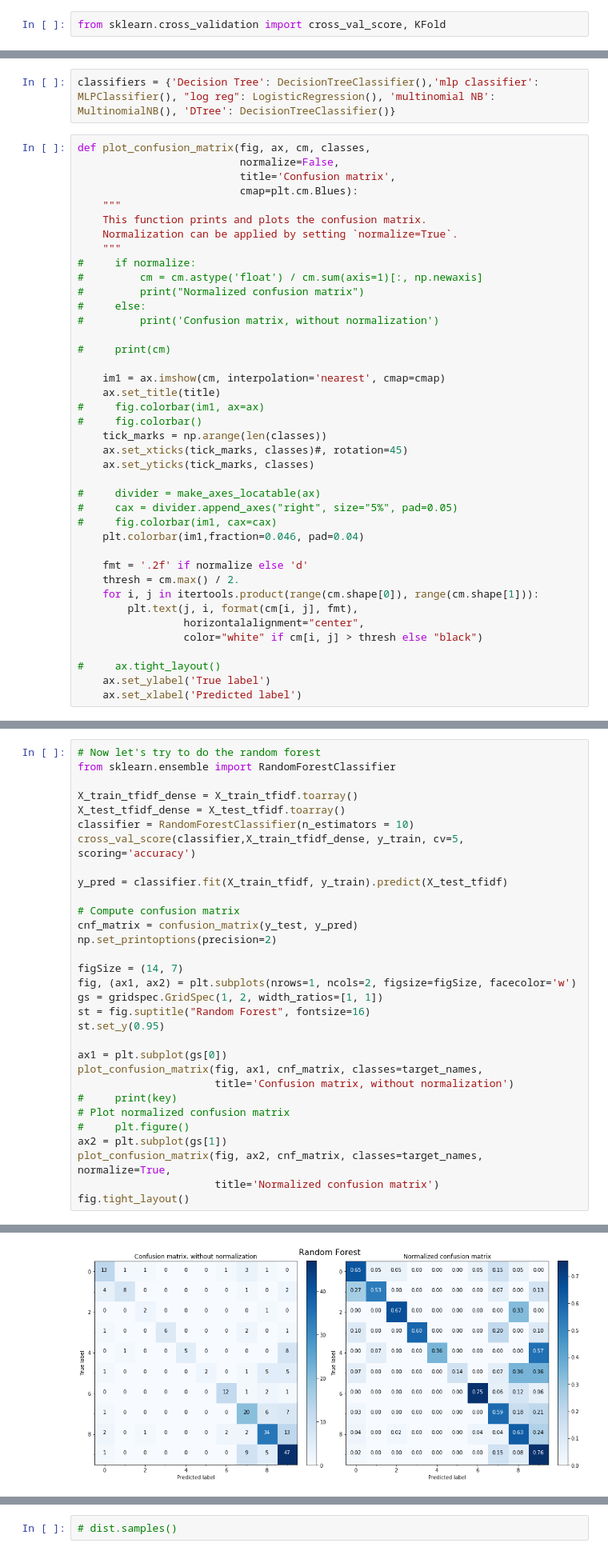
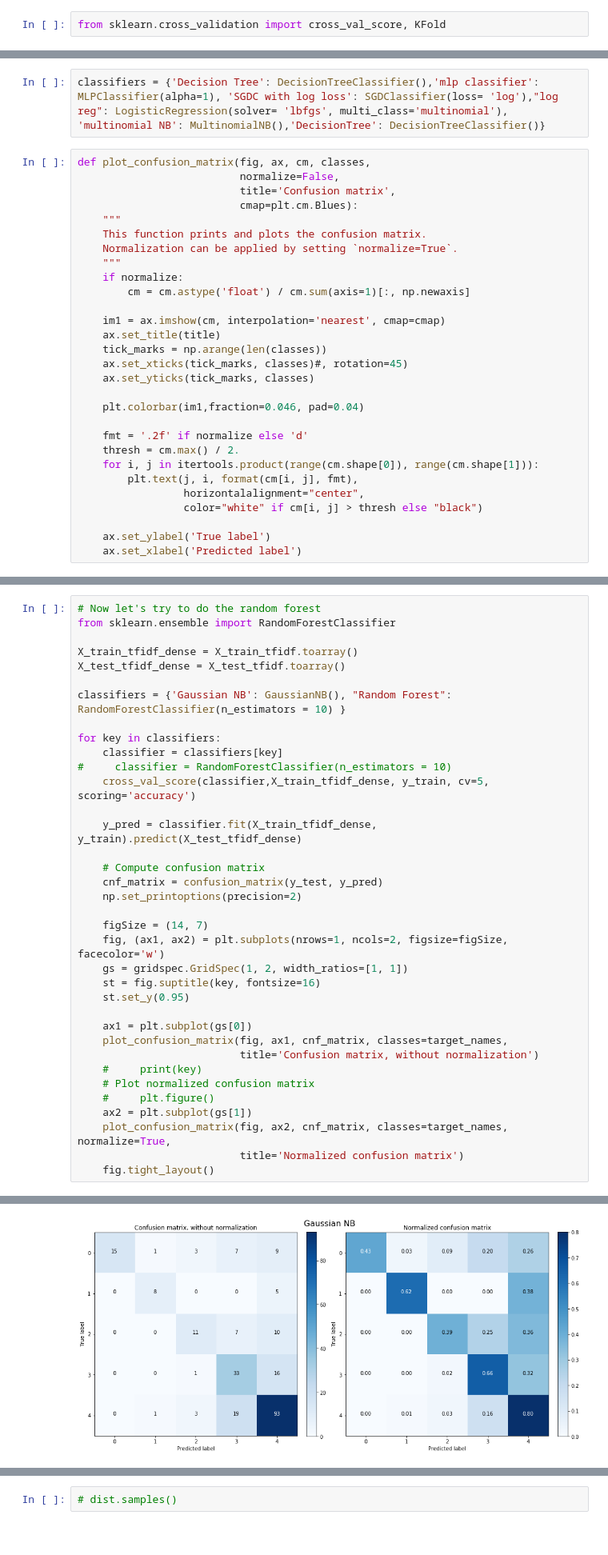
Before and after one commit to ebertucc/snooprx, a Jupyter notebook: All_models.ipynb, the cells around one changed output, grey strips where cells are left out. Shown at 80% size. Saved outputs shown, nothing was run; the diff lists cells and outputs as text.

```diff
--- a/All_models.ipynb
+++ b/All_models.ipynb
@@ -254,7 +254,7 @@ from sklearn.naive_bayes import MultinomialNB
 from sklearn.tree import DecisionTreeClassifier
 from sklearn.neural_network import MLPClassifier
 # %%
-classifiers = {'Decision Tree': DecisionTreeClassifier(),'mlp classifier': MLPClassifier(), "log reg": LogisticRegression(), 'multinomial NB': MultinomialNB(), 'DTree': DecisionTreeClassifier()}
+classifiers = {'Decision Tree': DecisionTreeClassifier(),'mlp classifier': MLPClassifier(alpha=1), 'SGDC with log loss': SGDClassifier(loss= 'log'),"log reg": LogisticRegression(solver= 'lbfgs', multi_class='multinomial'), 'multinomial NB': MultinomialNB(),'DecisionTree': DecisionTreeClassifier()}
 # %%
 def plot_confusion_matrix(fig, ax, cm, classes,
                           normalize=False,
@@ -264,25 +264,15 @@ def plot_confusion_matrix(fig, ax, cm, classes,
     This function prints and plots the confusion matrix.
     Normalization can be applied by setting `normalize=True`.
     """
-#     if normalize:
-#         cm = cm.astype('float') / cm.sum(axis=1)[:, np.newaxis]
-#         print("Normalized confusion matrix")
-#     else:
-#         print('Confusion matrix, without normalization')
-
-#     print(cm)
+    if normalize:
+        cm = cm.astype('float') / cm.sum(axis=1)[:, np.newaxis]
 
     im1 = ax.imshow(cm, interpolation='nearest', cmap=cmap)
     ax.set_title(title)
-#     fig.colorbar(im1, ax=ax)
-#     fig.colorbar()
     tick_marks = np.arange(len(classes))
     ax.set_xticks(tick_marks, classes)#, rotation=45)
     ax.set_yticks(tick_marks, classes)
 
-#     divider = make_axes_locatable(ax)
-#     cax = divider.append_axes("right", size="5%", pad=0.05)
-#     fig.colorbar(im1, cax=cax)
     plt.colorbar(im1,fraction=0.046, pad=0.04)
 
     fmt = '.2f' if normalize else 'd'
@@ -292,7 +282,6 @@ def plot_confusion_matrix(fig, ax, cm, classes,
                  horizontalalignment="center",
                  color="white" if cm[i, j] > thresh else "black")
 
-#     ax.tight_layout()
     ax.set_ylabel('True label')
     ax.set_xlabel('Predicted label')
 # %%
@@ -343,29 +332,34 @@ from sklearn.ensemble import RandomForestClassifier
 
 X_train_tfidf_dense = X_train_tfidf.toarray()
 X_test_tfidf_dense = X_test_tfidf.toarray()
-classifier = RandomForestClassifier(n_estimators = 10)
-cross_val_score(classifier,X_train_tfidf_dense, y_train, cv=5, scoring='accuracy')
 
-y_pred = classifier.fit(X_train_tfidf, y_train).predict(X_test_tfidf)
+classifiers = {'Gaussian NB': GaussianNB(), "Random Forest": RandomForestClassifier(n_estimators = 10) }
 
-# Compute confusion matrix
-cnf_matrix = confusion_matrix(y_test, y_pred)
-np.set_printoptions(precision=2)
+for key in classifiers:
+    classifier = classifiers[key]
+#     classifier = RandomForestClassifier(n_estimators = 10)
+    cross_val_score(classifier,X_train_tfidf_dense, y_train, cv=5, scoring='accuracy')
 
-figSize = (14, 7)
-fig, (ax1, ax2) = plt.subplots(nrows=1, ncols=2, figsize=figSize, facecolor='w')
-gs = gridspec.GridSpec(1, 2, width_ratios=[1, 1])
-st = fig.suptitle("Random Forest", fontsize=16)
-st.set_y(0.95)
+    y_pred = classifier.fit(X_train_tfidf_dense, y_train).predict(X_test_tfidf_dense)
 
-ax1 = plt.subplot(gs[0])
-plot_confusion_matrix(fig, ax1, cnf_matrix, classes=target_names,
-                      title='Confusion matrix, without normalization')
-#     print(key)
-# Plot normalized confusion matrix
-#     plt.figure()
-ax2 = plt.subplot(gs[1])
-plot_confusion_matrix(fig, ax2, cnf_matrix, classes=target_names, normalize=True,
-                      title='Normalized confusion matrix')
-fig.tight_layout()
+    # Compute confusion matrix
+    cnf_matrix = confusion_matrix(y_test, y_pred)
+    np.set_printoptions(precision=2)
+
+    figSize = (14, 7)
+    fig, (ax1, ax2) = plt.subplots(nrows=1, ncols=2, figsize=figSize, facecolor='w')
+    gs = gridspec.GridSpec(1, 2, width_ratios=[1, 1])
+    st = fig.suptitle(key, fontsize=16)
+    st.set_y(0.95)
+
+    ax1 = plt.subplot(gs[0])
+    plot_confusion_matrix(fig, ax1, cnf_matrix, classes=target_names,
+                          title='Confusion matrix, without normalization')
+    #     print(key)
+    # Plot normalized confusion matrix
+    #     plt.figure()
+    ax2 = plt.subplot(gs[1])
+    plot_confusion_matrix(fig, ax2, cnf_matrix, classes=target_names, normalize=True,
+                          title='Normalized confusion matrix')
+    fig.tight_layout()
 # %% [output]
@@ -389 +366 @@ Normalized confusion matrix
-[figure, old version]
+[figure, new version]
```
Also changed, not shown: parts of 10 cells of this notebook.
